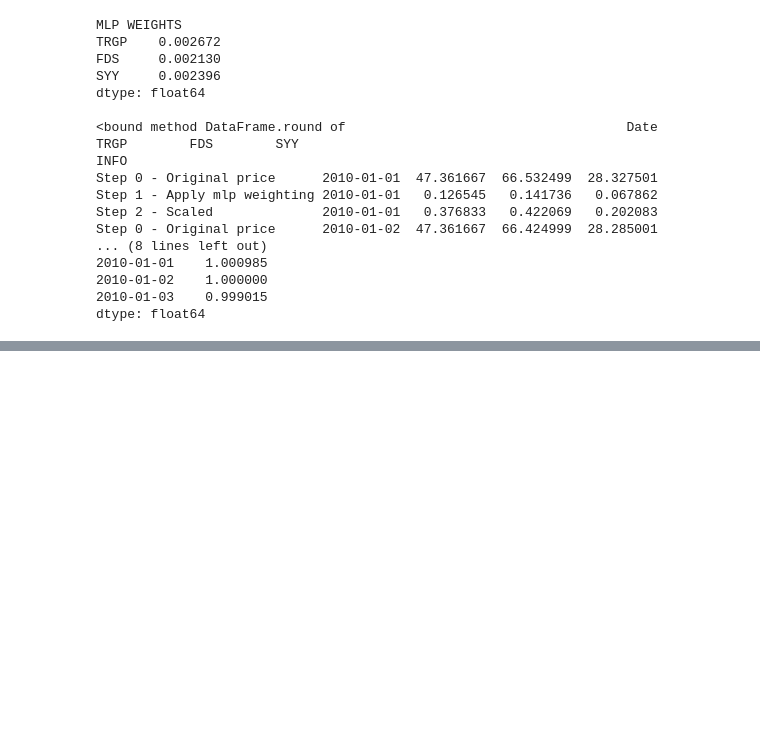
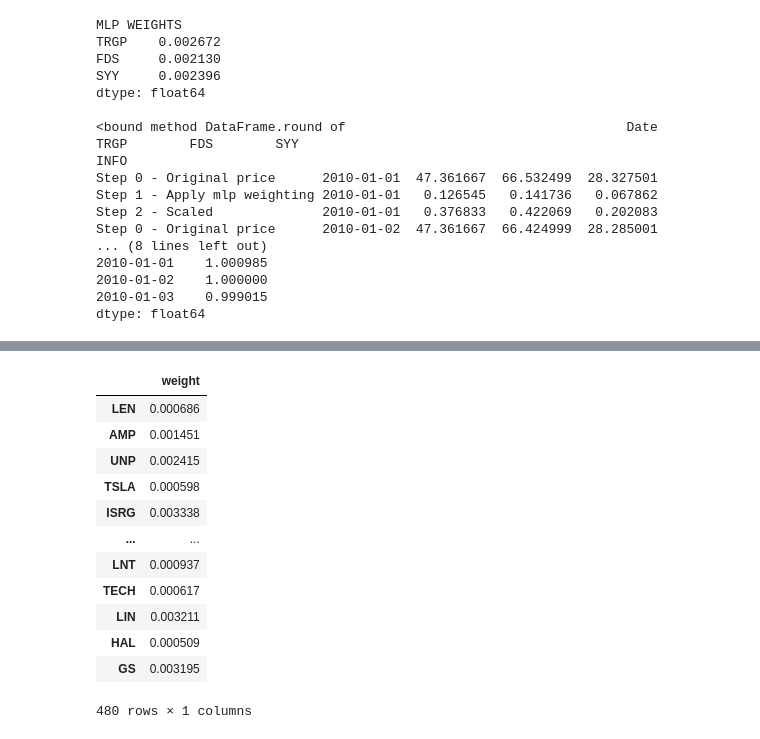
Before and after one commit to RohitRanjan1812/OPA_repo, a Jupyter notebook: 04_PortfolioPrep&Modelling/002_portfolio_preparation.ipynb, the cells around one changed output, grey strips where cells are left out. Cells and saved outputs as stored; diff of their text form; code cells hidden in the pictures; blank space fills up the shorter version.

```diff
--- a/04_PortfolioPrep&Modelling/002_portfolio_preparation.ipynb
+++ b/04_PortfolioPrep&Modelling/002_portfolio_preparation.ipynb
@@ -376,4 +390,20 @@ dict_ts_alt_port['alt_port_0'].head()
 5 rows × 480 columns
+# %%
+dict_alt_port_mlp_weight['alt_port_0']
+# %% [output]
+|  | weight |
+| LEN | 0.000686 |
+| AMP | 0.001451 |
+| UNP | 0.002415 |
+| TSLA | 0.000598 |
+| ISRG | 0.003338 |
+| ... | ... |
+| LNT | 0.000937 |
+| TECH | 0.000617 |
+| LIN | 0.003211 |
+| HAL | 0.000509 |
+| GS | 0.003195 |
+480 rows × 1 columns
 # %%
 with open(root_dir + r'\dict_ts_alt_port.pkl' ,'wb') as handle:
     pickle.dump(dict_ts_alt_port ,handle ,protocol=pickle.HIGHEST_PROTOCOL)
```
Also changed, not shown: parts of 6 cells of this notebook, 6 other files.
